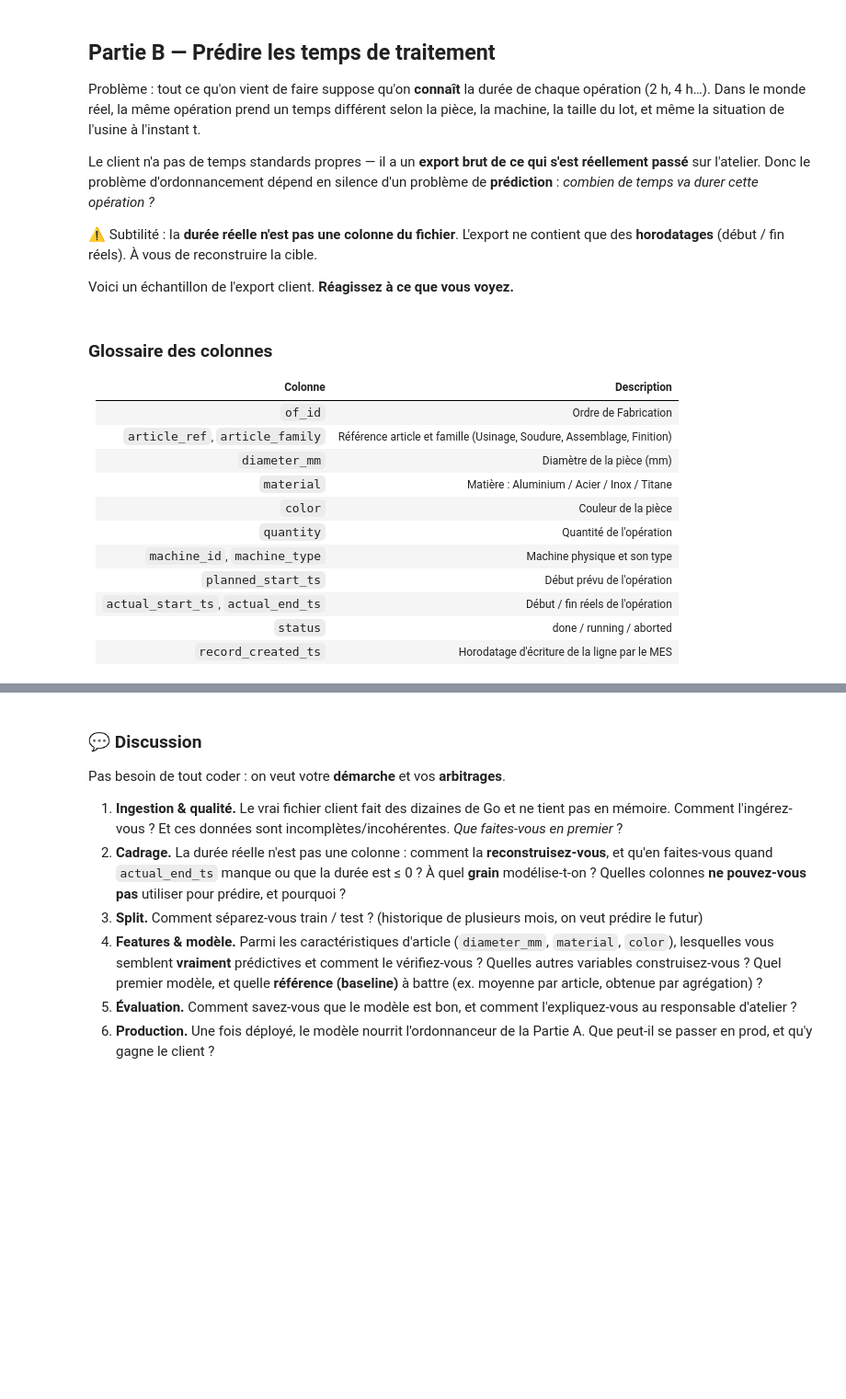
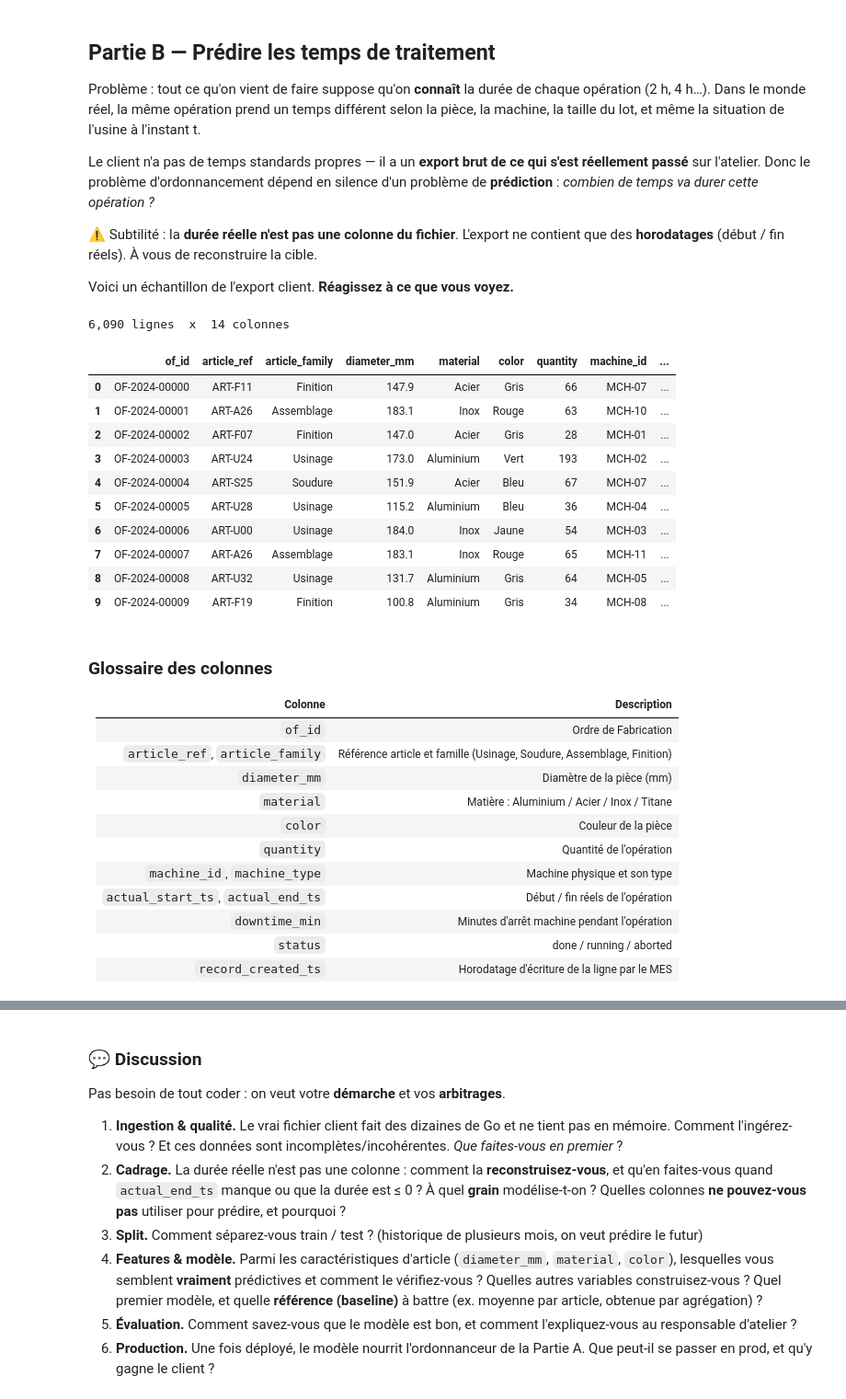
Before and after one commit to alexandrerioo/scheduling_sandbox, a Jupyter notebook: notebooks/unified_interview.ipynb, the cells around one changed output, grey strips where cells are left out. Shown at 92% size. Drawn from its saved outputs; the diff is of its cells as text; code cells hidden in the pictures; blank space fills up the shorter version.

```diff
--- a/notebooks/unified_interview.ipynb
+++ b/notebooks/unified_interview.ipynb
@@ -33,17 +35,30 @@ Voici un échantillon de l'export client. **Réagissez à ce que vous voyez.**
 # %%
 import os
 import numpy as np
 import pandas as pd
 import matplotlib.pyplot as plt
 
 # Marche en local (repo cloné) ET sur Google Colab (téléchargement auto depuis GitHub)
 LOCAL_PATH = "../data/operations_raw.csv"
 RAW_URL = "https://raw.githubusercontent.com/alexandrerioo/scheduling_sandbox/main/data/operations_raw.csv"
 CSV = LOCAL_PATH if os.path.exists(LOCAL_PATH) else RAW_URL
 
 df = pd.read_csv(CSV, dtype=str)
 print(f"{len(df):,} lignes  x  {df.shape[1]} colonnes")
-df.head(8)
+df.head(10)
+# %% [output]
+6,090 lignes  x  14 colonnes
+|  | of_id | article_ref | article_family | diameter_mm | material | color | quantity | machine_id | ... |
+| 0 | OF-2024-00000 | ART-F11 | Finition | 147.9 | Acier | Gris | 66 | MCH-07 | ... |
+| 1 | OF-2024-00001 | ART-A26 | Assemblage | 183.1 | Inox | Rouge | 63 | MCH-10 | ... |
+| 2 | OF-2024-00002 | ART-F07 | Finition | 147.0 | Acier | Gris | 28 | MCH-01 | ... |
+| 3 | OF-2024-00003 | ART-U24 | Usinage | 173.0 | Aluminium | Vert | 193 | MCH-02 | ... |
+| 4 | OF-2024-00004 | ART-S25 | Soudure | 151.9 | Acier | Bleu | 67 | MCH-07 | ... |
+| 5 | OF-2024-00005 | ART-U28 | Usinage | 115.2 | Aluminium | Bleu | 36 | MCH-04 | ... |
+| 6 | OF-2024-00006 | ART-U00 | Usinage | 184.0 | Inox | Jaune | 54 | MCH-03 | ... |
+| 7 | OF-2024-00007 | ART-A26 | Assemblage | 183.1 | Inox | Rouge | 65 | MCH-11 | ... |
+| 8 | OF-2024-00008 | ART-U32 | Usinage | 131.7 | Aluminium | Gris | 64 | MCH-05 | ... |
+| 9 | OF-2024-00009 | ART-F19 | Finition | 100.8 | Aluminium | Gris | 34 | MCH-08 | ... |
 # %% [markdown]
 ### Glossaire des colonnes
 
@@ -56,8 +71,8 @@ df.head(8)
 | `color` | Couleur de la pièce |
 | `quantity` | Quantité de l'opération |
 | `machine_id`, `machine_type` | Machine physique et son type |
-| `planned_start_ts` | Début prévu de l'opération |
 | `actual_start_ts`, `actual_end_ts` | Début / fin réels de l'opération |
+| `downtime_min` | Minutes d'arrêt machine pendant l'opération |
 | `status` | done / running / aborted |
 | `record_created_ts` | Horodatage d'écriture de la ligne par le MES |
 # %%
```
Also changed, not shown: parts of 10 cells of this notebook, 3 other files.
